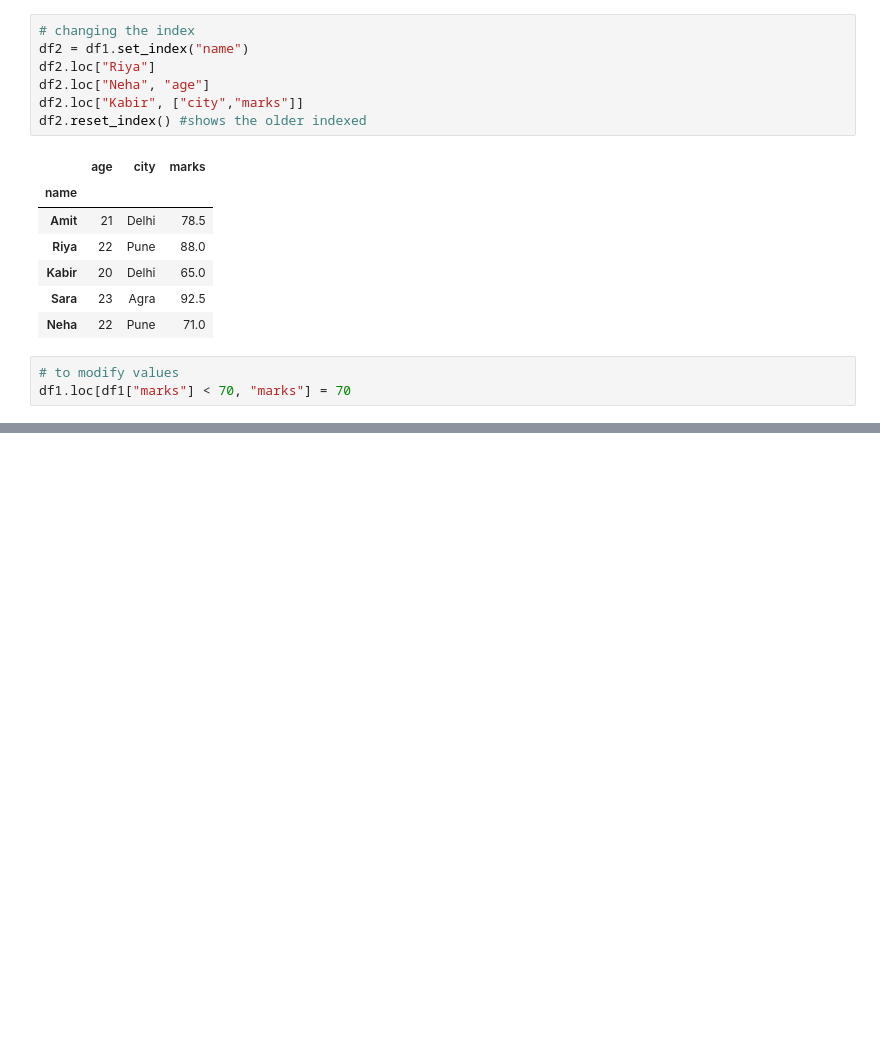
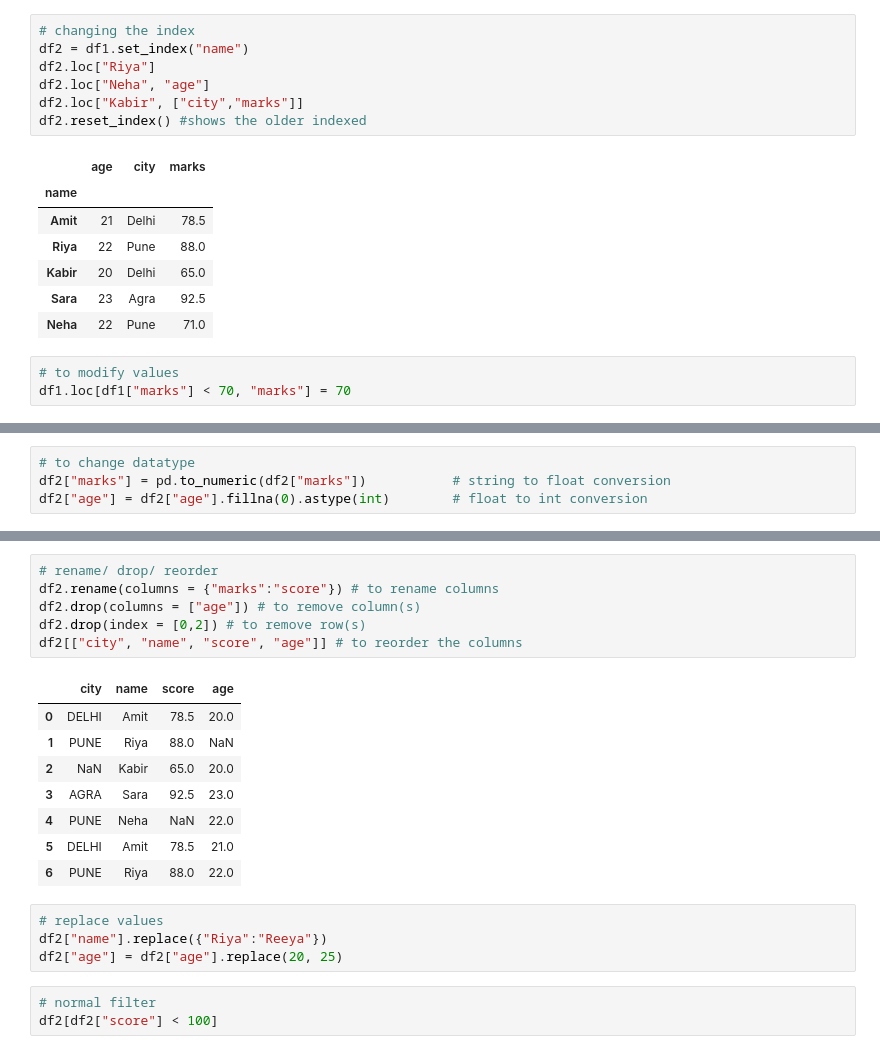
Before and after one commit to rayan8413github/Python_Data_Science_Libraries, a Jupyter notebook: Pandas.ipynb, the cells around one changed output, grey strips where cells are left out. Cells and saved outputs as stored; diff of their text form; blank space fills up the shorter version.

```diff
--- a/Pandas.ipynb
+++ b/Pandas.ipynb
@@ -214,0 +293,4 @@ df1.loc[df1["marks"] < 70, "marks"] = 70
+# %%
+# to change datatype
+df2["marks"] = pd.to_numeric(df2["marks"])           # string to float conversion
+df2["age"] = df2["age"].fillna(0).astype(int)        # float to int conversion
@@ -214,0 +312,22 @@ df1.loc[df1["marks"] < 70, "marks"] = 70
+# %%
+# rename/ drop/ reorder
+df2.rename(columns = {"marks":"score"}) # to rename columns
+df2.drop(columns = ["age"]) # to remove column(s)
+df2.drop(index = [0,2]) # to remove row(s)
+df2[["city", "name", "score", "age"]] # to reorder the columns
+# %% [output]
+|  | city | name | score | age |
+| 0 | DELHI | Amit | 78.5 | 20.0 |
+| 1 | PUNE | Riya | 88.0 | NaN |
+| 2 | NaN | Kabir | 65.0 | 20.0 |
+| 3 | AGRA | Sara | 92.5 | 23.0 |
+| 4 | PUNE | Neha | NaN | 22.0 |
+| 5 | DELHI | Amit | 78.5 | 21.0 |
+| 6 | PUNE | Riya | 88.0 | 22.0 |
+# %%
+# replace values
+df2["name"].replace({"Riya":"Reeya"})
+df2["age"] = df2["age"].replace(20, 25)
+# %%
+# normal filter
+df2[df2["score"] < 100]
```
Also changed, not shown: parts of 7 cells of this notebook.
